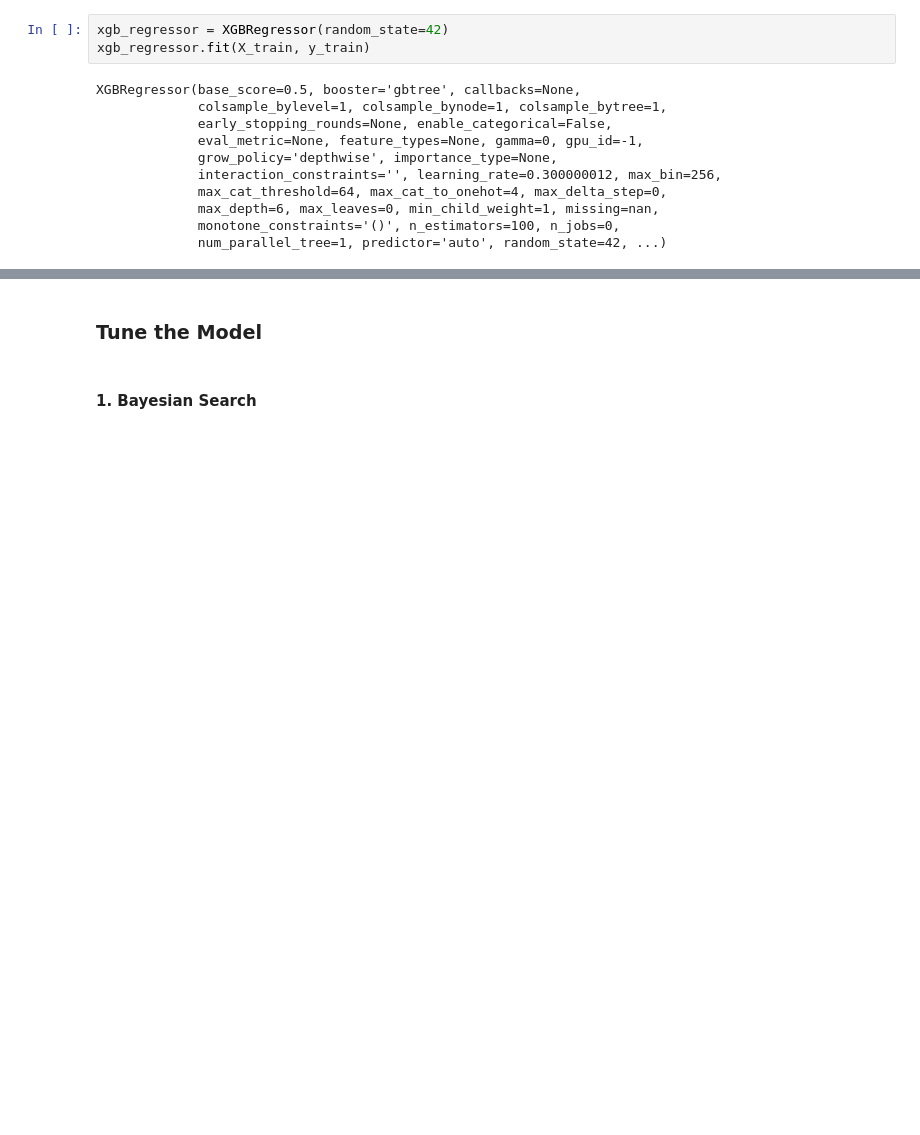
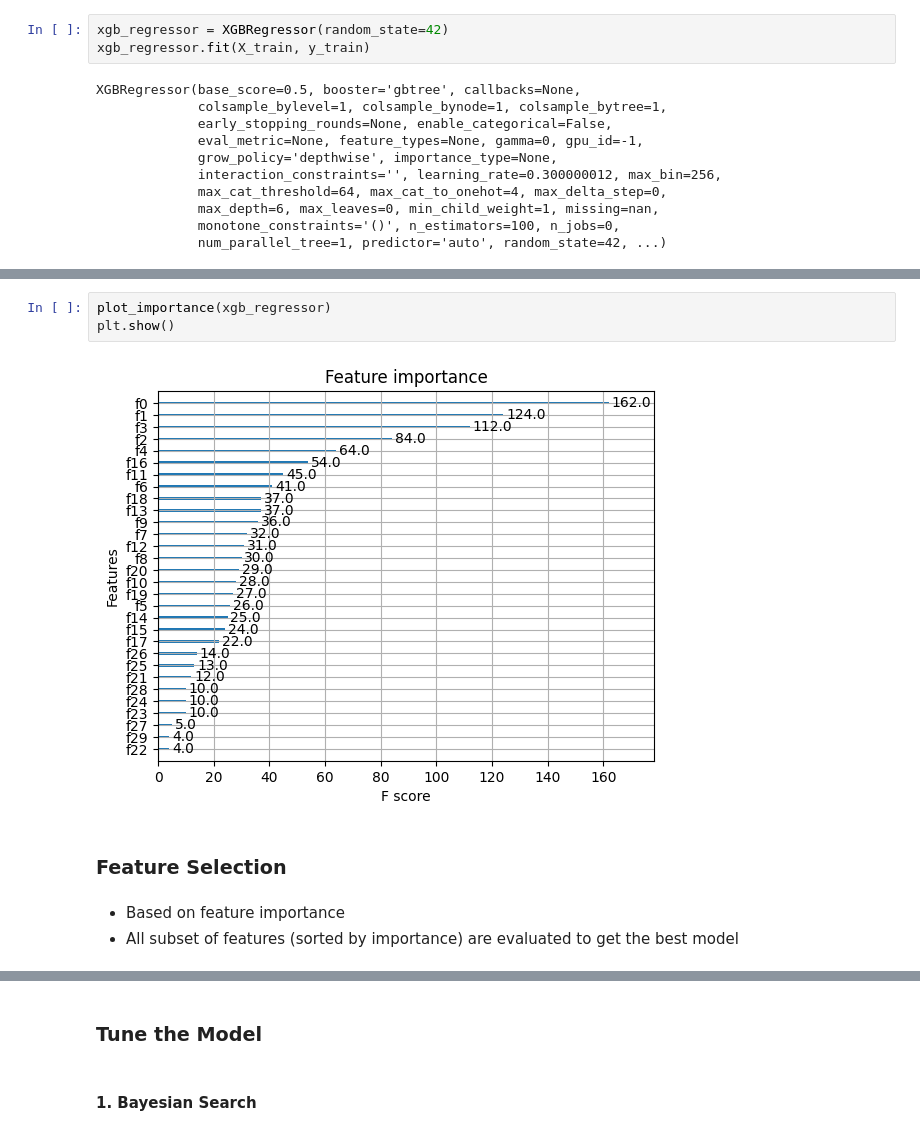
Before and after one commit to ozyuzer/CS412-ML-Project, a Jupyter notebook: hw_score_predict.ipynb, the cells around one changed output, grey strips where cells are left out. Drawn from its saved outputs; the diff is of its cells as text; blank space fills up the shorter version.

```diff
--- a/hw_score_predict.ipynb
+++ b/hw_score_predict.ipynb
@@ -795,0 +872,10 @@ R2 TEST: 0.4629148203207496
+# %%
+plot_importance(xgb_regressor)
+plt.show()
+# %% [output]
+[figure, added]
+# %% [markdown]
+### Feature Selection
+# %% [markdown]
+* Based on feature importance
+* All subset of features (sorted by importance) are evaluated to get the best model
```
Also changed, not shown: parts of 27 cells of this notebook.
